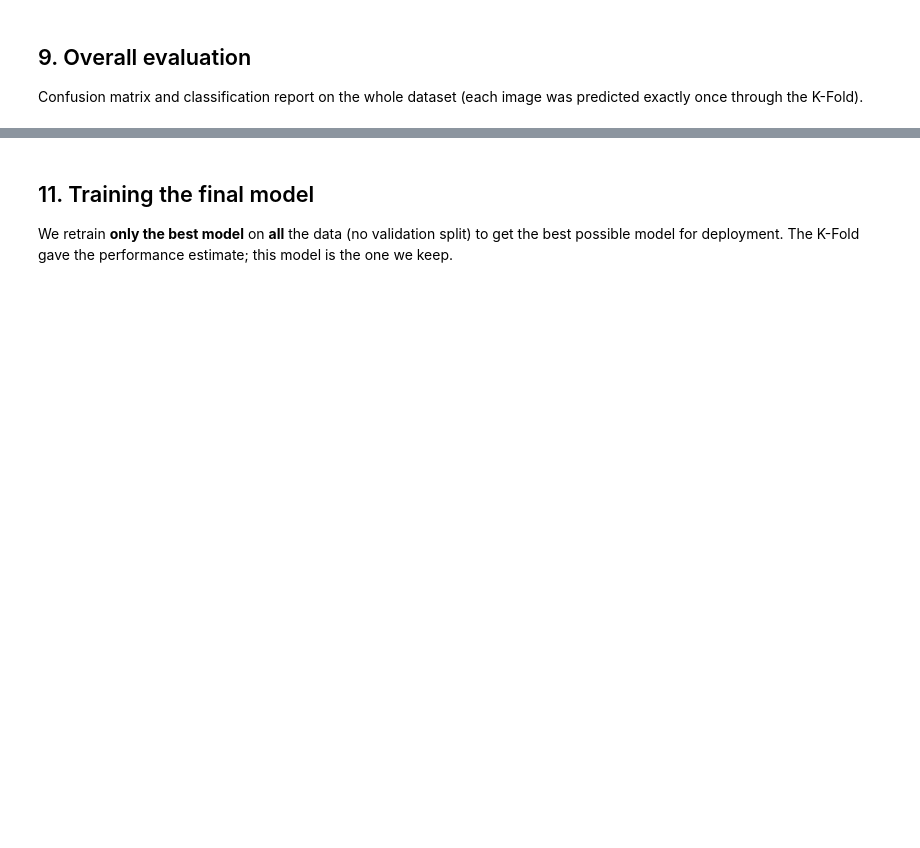
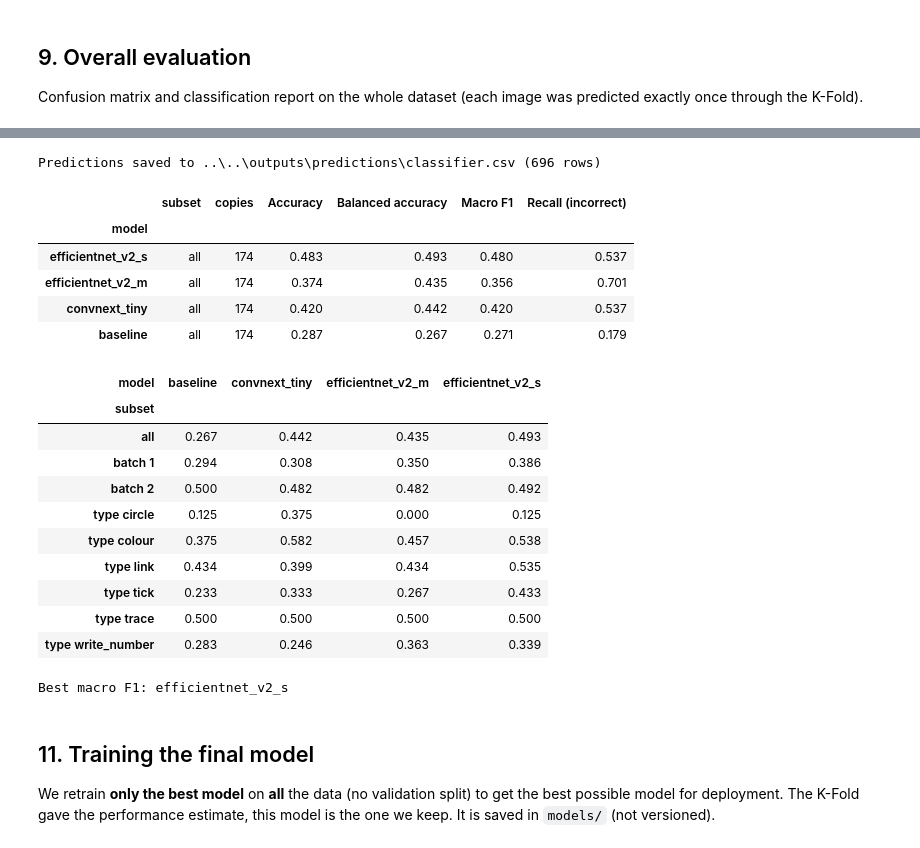
Before and after one commit to Sim0onn/Student-Answer-Scripts-UTM, a Jupyter notebook: notebooks/classifier/03_train.ipynb, the cells around one changed output, grey strips where cells are left out. Cells and saved outputs as stored; diff of their text form; code cells hidden in the pictures; blank space fills up the shorter version.

```diff
--- a/notebooks/classifier/03_train.ipynb
+++ b/notebooks/classifier/03_train.ipynb
@@ -501,7 +486,70 @@ Best mean macro F1: convnext_tiny
+# %%
+METRIC_LABELS = {
+    "accuracy": "Accuracy",
+    "balanced_accuracy": "Balanced accuracy",
+    "f1_macro": "Macro F1",
+    "recall_incorrect": "Recall (incorrect)",
+}
+
+# Out-of-fold verdicts of each model
+oof_preds = {name: result["preds"] for name, result in results.items()}
+
+# Baseline: always the same answer, the majority class of the whole dataset ("correct")
+majority = int(np.mean(y) >= 0.5)
+oof_preds["baseline"] = np.full(len(y), majority)
+
+# Predictions file: one row per copy and per model
+predictions = pd.concat([
+    copies.assign(model=name, verdict=np.where(preds == 1, "correct", "incorrect"))
+    for name, preds in oof_preds.items()
+], ignore_index=True)
+predictions = predictions[["student", "batch", "exercise", "type", "label", "model", "verdict"]]
+predictions.to_csv(PREDICTIONS_PATH, index=False)
+print(f"Predictions saved to {PREDICTIONS_PATH} ({len(predictions)} rows)")
+
+# Scores on all the data and on each subset
+subsets = {"all": np.ones(len(y), bool)}
+subsets.update({f"batch {b}": (copies["batch"] == b).to_numpy() for b in sorted(copies["batch"].unique())})
+subsets.update({f"type {t}": (copies["type"] == t).to_numpy() for t in sorted(copies["type"].unique())})
+
+rows = []
+for name, preds in oof_preds.items():
+    for subset, mask in subsets.items():
+        scores = compute_metrics(y[mask], preds[mask])
+        rows.append({"model": name, "subset": subset, "copies": int(mask.sum()),
+                     **{label: round(scores[key], 3) for key, label in METRIC_LABELS.items()}})
+metrics = pd.DataFrame(rows)
+metrics.to_csv(OUTPUT_DIR / "metrics.csv", index=False, encoding="utf-8-sig")
+
+display(metrics[metrics["subset"] == "all"].set_index("model"))
+display(metrics.pivot(index="subset", columns="model", values="Balanced accuracy"))
+
+best_model_name = max(MODEL_NAMES, key=lambda name: compute_metrics(y, oof_preds[name])["f1_macro"])
+print(f"Best macro F1: {best_model_name}")
+# %% [output]
+Predictions saved to ..\..\outputs\predictions\classifier.csv (696 rows)
+|  | subset | copies | Accuracy | Balanced accuracy | Macro F1 | Recall (incorrect) |
+| model |  |  |  |  |  |  |
+| efficientnet_v2_s | all | 174 | 0.483 | 0.493 | 0.480 | 0.537 |
+| efficientnet_v2_m | all | 174 | 0.374 | 0.435 | 0.356 | 0.701 |
+| convnext_tiny | all | 174 | 0.420 | 0.442 | 0.420 | 0.537 |
+| baseline | all | 174 | 0.287 | 0.267 | 0.271 | 0.179 |
+| model | baseline | convnext_tiny | efficientnet_v2_m | efficientnet_v2_s |
+| subset |  |  |  |  |
+| all | 0.267 | 0.442 | 0.435 | 0.493 |
+| batch 1 | 0.294 | 0.308 | 0.350 | 0.386 |
+| batch 2 | 0.500 | 0.482 | 0.482 | 0.492 |
+| type circle | 0.125 | 0.375 | 0.000 | 0.125 |
+| type colour | 0.375 | 0.582 | 0.457 | 0.538 |
+| type link | 0.434 | 0.399 | 0.434 | 0.535 |
+| type tick | 0.233 | 0.333 | 0.267 | 0.433 |
+| type trace | 0.500 | 0.500 | 0.500 | 0.500 |
+| type write_number | 0.283 | 0.246 | 0.363 | 0.339 |
+Best macro F1: efficientnet_v2_s
 # %% [markdown]
 ## 11. Training the final model
 
-We retrain **only the best model** on **all** the data (no validation split) to get the best possible model for deployment. The K-Fold gave the performance estimate; this model is the one we keep.
+We retrain **only the best model** on **all** the data (no validation split) to get the best possible model for deployment. The K-Fold gave the performance estimate, this model is the one we keep. It is saved in `models/` (not versioned).
 # %%
 print(f"Training the final model ({best_model_name}) on all the data...")
 set_seed()
```
Also changed, not shown: parts of 15 cells of this notebook, 17 other files.
